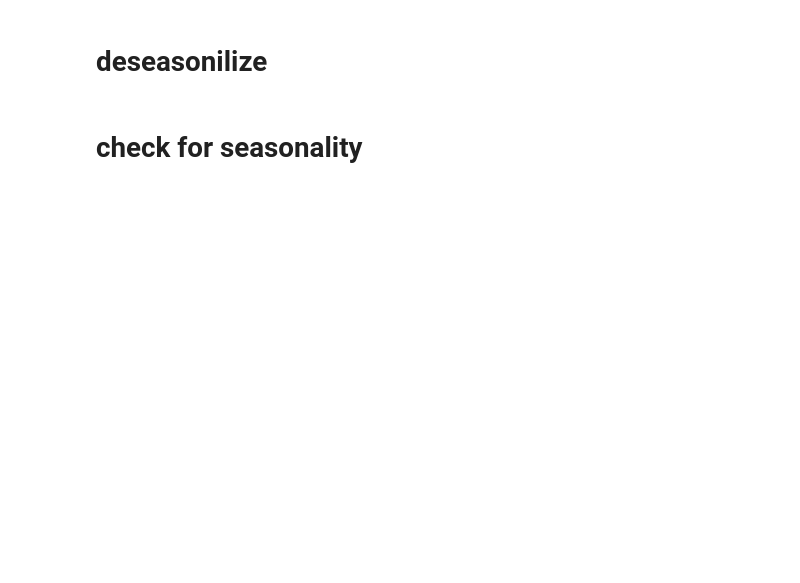
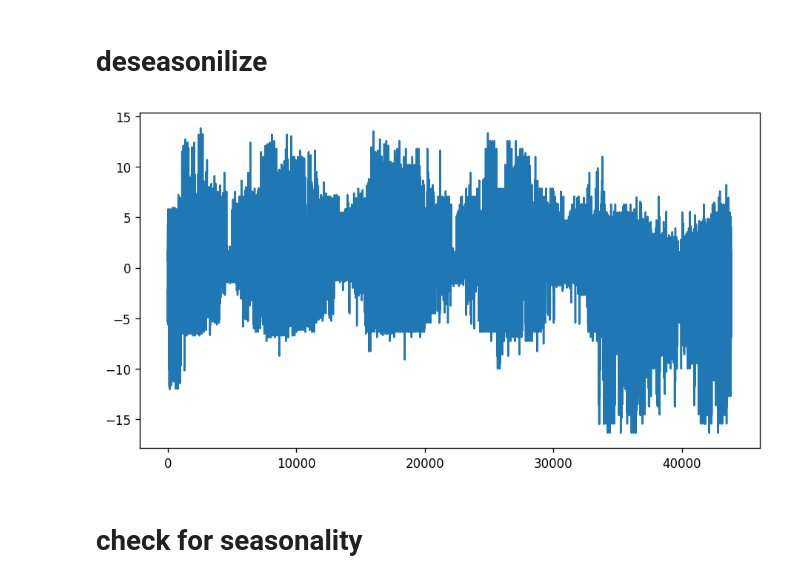
Before and after one commit to dagokl/trdk02_energy_consumption, a Jupyter notebook: models/resources/Time series methods.ipynb, the cells around one changed output. Saved outputs shown, nothing was run; the diff lists cells and outputs as text; code cells hidden in the pictures; blank space fills up the shorter version.

```diff
--- a/models/resources/Time series methods.ipynb
+++ b/models/resources/Time series methods.ipynb
@@ -75,11 +75,13 @@ plt.show()
 # %% [markdown]
 # deseasonilize
 # %%
-result_mul = seasonal_decompose(df['sensor2'], model='multiplicative', extrapolate_trend='freq', period=24*7)
+result_mul = seasonal_decompose(df['sensor2'], model='additative', extrapolate_trend='freq', period=24*7)
 detrended = df["sensor2"].values - result_mul.trend
 deseasonalized = df["sensor2"].values / result_mul.seasonal
 plt.plot(deseasonalized)
 plt.show()
+# %% [output]
+[figure, added]
 # %% [markdown]
 # check for seasonality
 # %%
```
Also changed, not shown: parts of 15 cells of this notebook, 2 other files.
